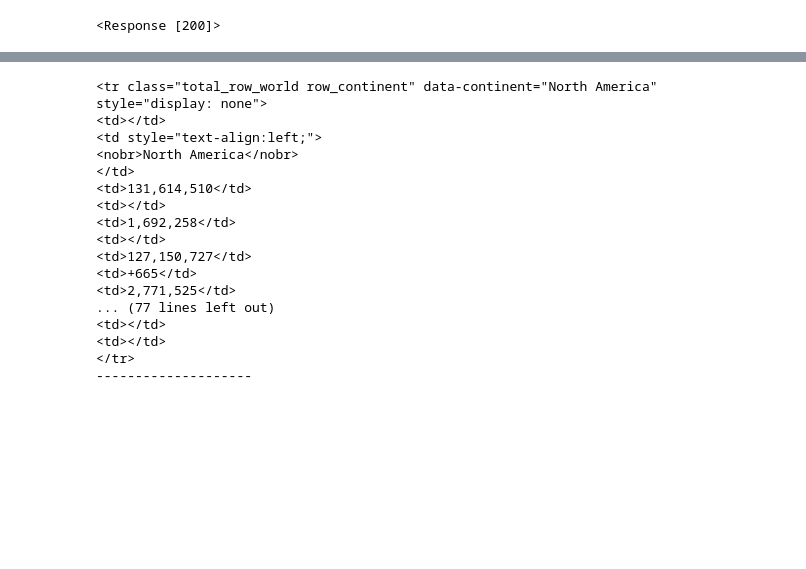
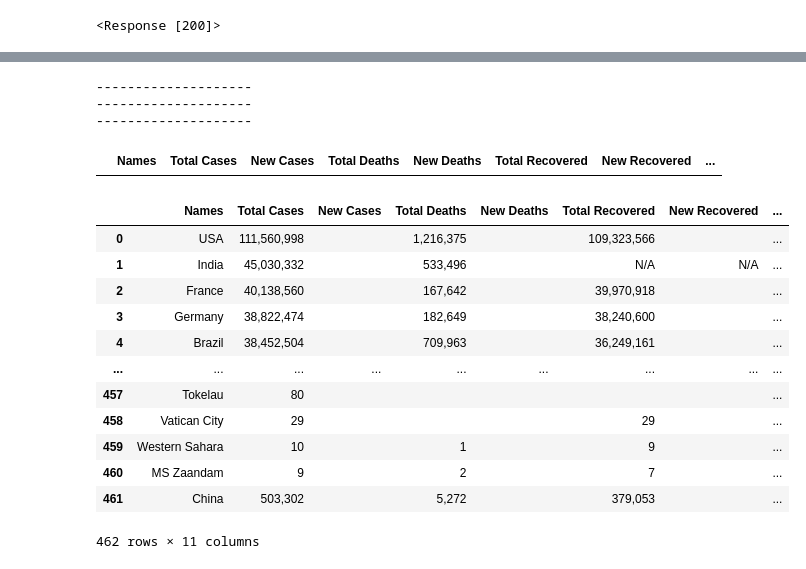
Before and after one commit to rajendra195/data_science_ML_Metro, a Jupyter notebook: week 3/day_03/web scraping.ipynb, the cells around one changed output, grey strips where cells are left out. Cells and saved outputs as stored; diff of their text form; code cells hidden in the pictures; blank space fills up the shorter version.

```diff
--- a/week 3/day_03/web scraping.ipynb
+++ b/week 3/day_03/web scraping.ipynb
@@ -102,27 +50,13 @@ world_data
 # %%
 for index, data in enumerate(world_data):
-    print(data)
+    # print(data)
     print("--------------------")
     if index == 2:
         break
 # %% [output]
-<tr class="total_row_world row_continent" data-continent="North America" style="display: none">
-<td></td>
-<td style="text-align:left;">
-<nobr>North America</nobr>
-</td>
-<td>131,614,510</td>
-<td></td>
-<td>1,692,258</td>
-<td></td>
-<td>127,150,727</td>
-<td>+665</td>
-<td>2,771,525</td>
-... (77 lines left out)
-<td></td>
-<td></td>
-</tr>
 --------------------
+--------------------
+--------------------
 # %%
 columns_names = [
     "Names",
@@ -137,13 +71,40 @@ columns_names = [
     "Total Tests",
     "Population"
 ]
+# %%
+import pandas as pd
+df = pd.DataFrame(columns=columns_names)
+df
+# %% [output]
+|  | Names | Total Cases | New Cases | Total Deaths | New Deaths | Total Recovered | New Recovered | ... |
 # %%
-complete_data = []
 for index in range(8, len(world_data)):
+
+    list_data = world_data[index].find_all("td")
+
     data = []
-    list_data = world_data[index].find_all("td")
-    data = item.find_all("td")
-    for i in list_data:
-        data.append(i.text)
-    complete_data.append(data)
-complete_data
+
+    for i in range(1, len(list_data)):
+
+        if  i in [1, 2, 3, 4, 5, 6, 7, 8, 9, 12, 14]:
+            item = list_data[i].text
+            data.append(item)
+
+    length = len(df)
+    df.loc[length] = data
+
+# df
+# %% [output]
+|  | Names | Total Cases | New Cases | Total Deaths | New Deaths | Total Recovered | New Recovered | ... |
+| 0 | USA | 111,560,998 |  | 1,216,375 |  | 109,323,566 |  | ... |
+| 1 | India | 45,030,332 |  | 533,496 |  | N/A | N/A | ... |
+| 2 | France | 40,138,560 |  | 167,642 |  | 39,970,918 |  | ... |
+| 3 | Germany | 38,822,474 |  | 182,649 |  | 38,240,600 |  | ... |
+| 4 | Brazil | 38,452,504 |  | 709,963 |  | 36,249,161 |  | ... |
+| ... | ... | ... | ... | ... | ... | ... | ... | ... |
+| 457 | Tokelau | 80 |  |  |  |  |  | ... |
+| 458 | Vatican City | 29 |  |  |  | 29 |  | ... |
+| 459 | Western Sahara | 10 |  | 1 |  | 9 |  | ... |
+| 460 | MS Zaandam | 9 |  | 2 |  | 7 |  | ... |
+| 461 | China | 503,302 |  | 5,272 |  | 379,053 |  | ... |
+462 rows × 11 columns
```
Also changed, not shown: parts of 15 cells of this notebook, 3 other files.
